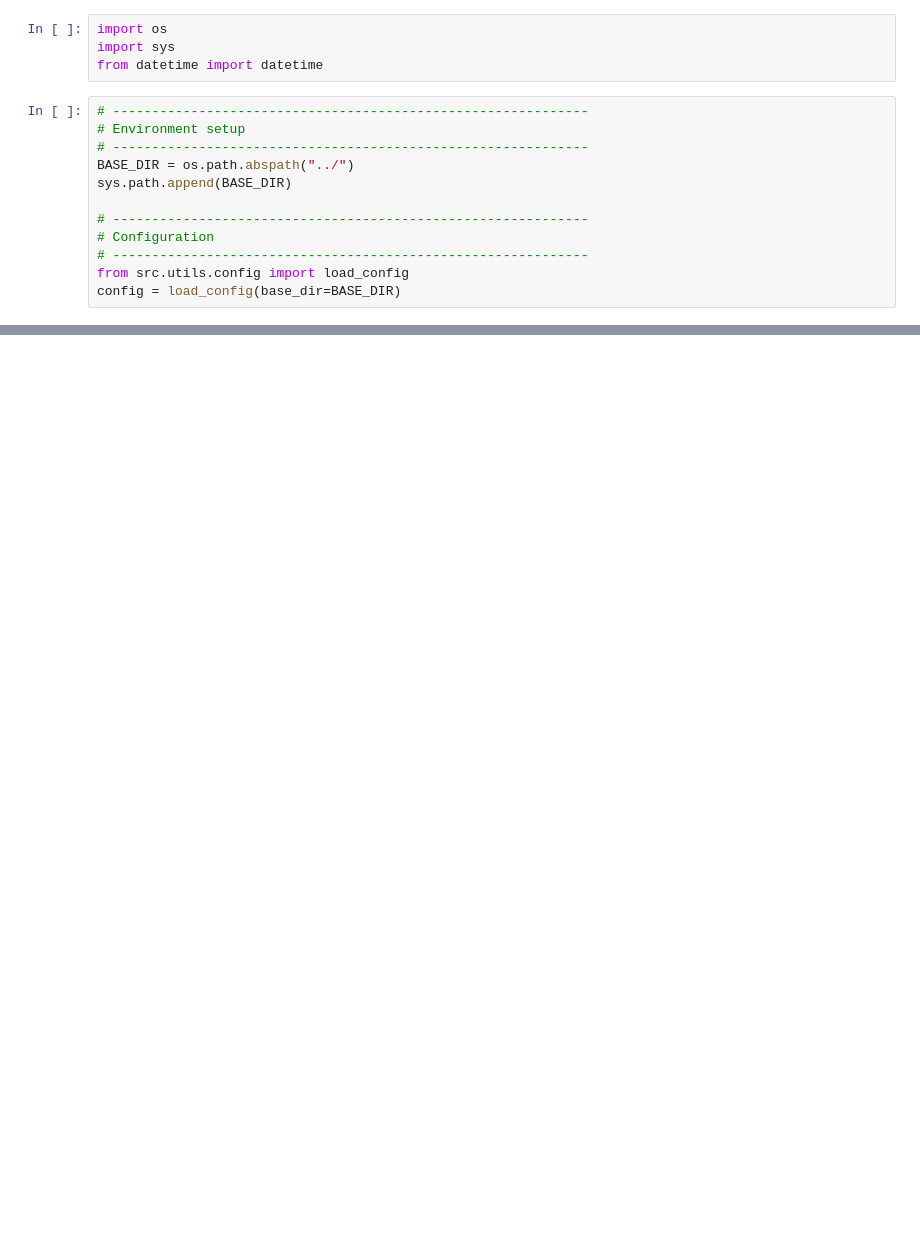
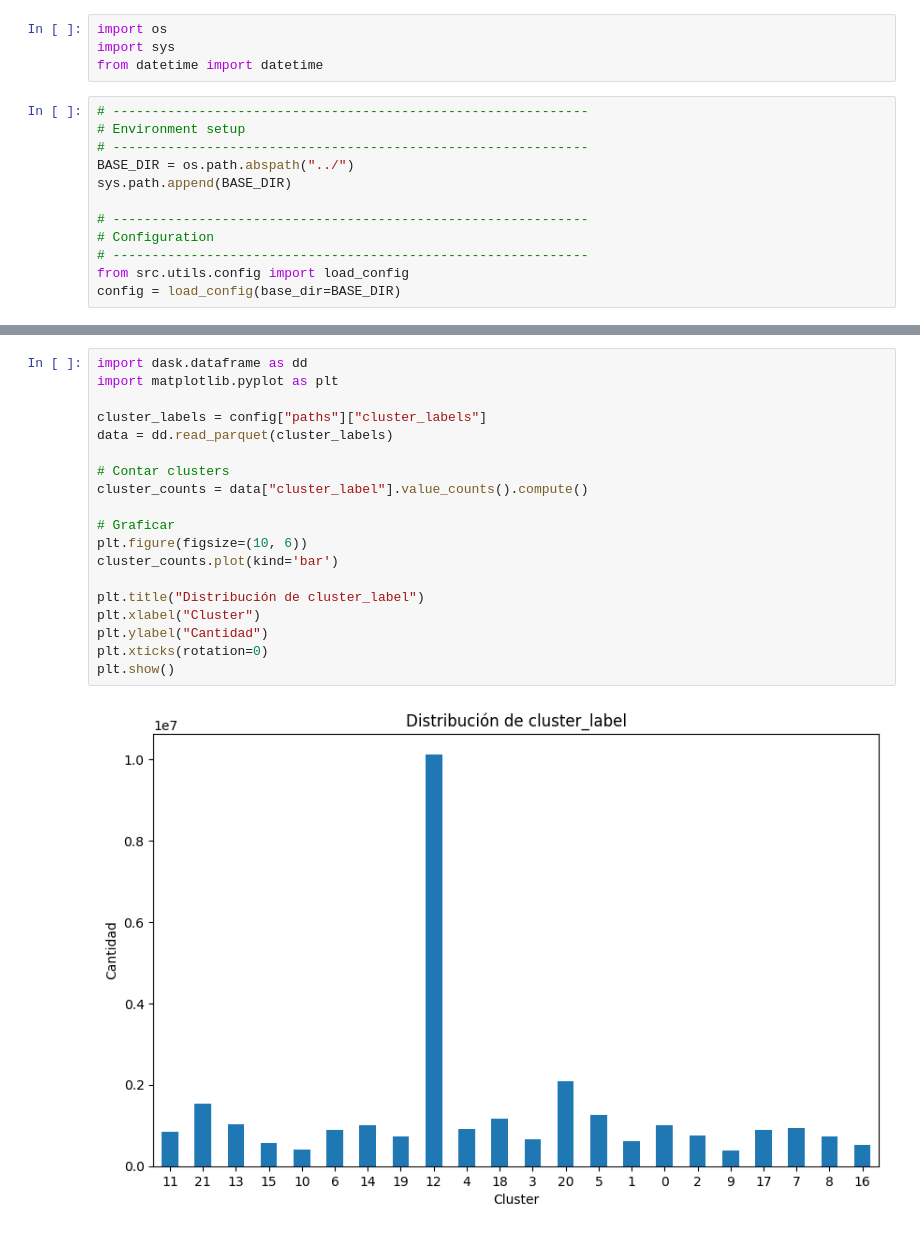
Before and after one commit to johnkbarrera/tensor_behavioral_pattern_mining, a Jupyter notebook: notebooks/p4_clustering.ipynb, the cells around one changed output, grey strips where cells are left out. Cells and saved outputs as stored; diff of their text form; blank space fills up the shorter version.

```diff
--- a/notebooks/p4_clustering.ipynb
+++ b/notebooks/p4_clustering.ipynb
@@ -149,0 +170,21 @@ print(f"⏱️ Total: {end_time - start_time:.2f} sec ({(end_time - start_time)/
+# %%
+import dask.dataframe as dd
+import matplotlib.pyplot as plt
+
+cluster_labels = config["paths"]["cluster_labels"]
+data = dd.read_parquet(cluster_labels)
+
+# Contar clusters
+cluster_counts = data["cluster_label"].value_counts().compute()
+
+# Graficar
+plt.figure(figsize=(10, 6))
+cluster_counts.plot(kind='bar')
+
+plt.title("Distribución de cluster_label")
+plt.xlabel("Cluster")
+plt.ylabel("Cantidad")
+plt.xticks(rotation=0)
+plt.show()
+# %% [output]
+[figure, added]
```
Also changed, not shown: parts of 16 cells of this notebook.
